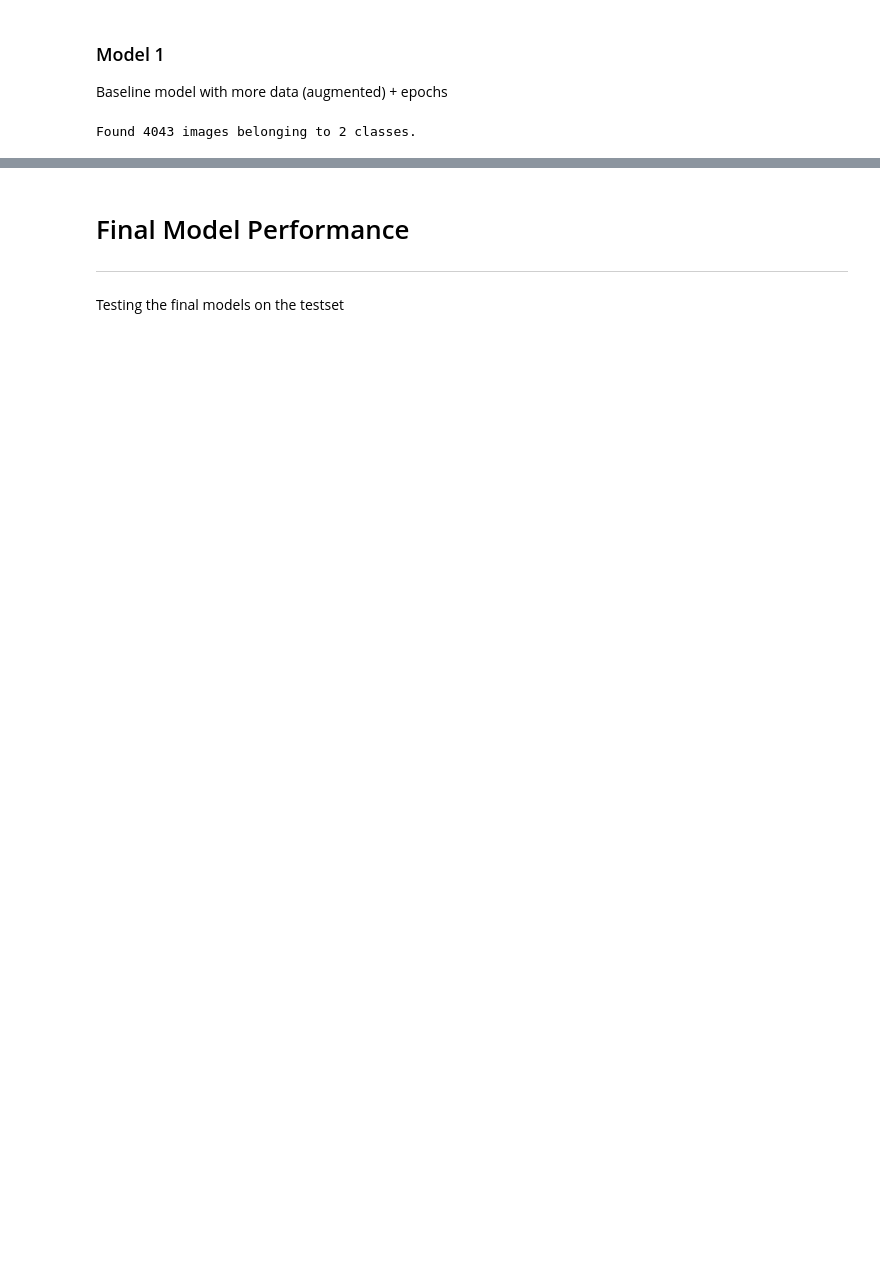
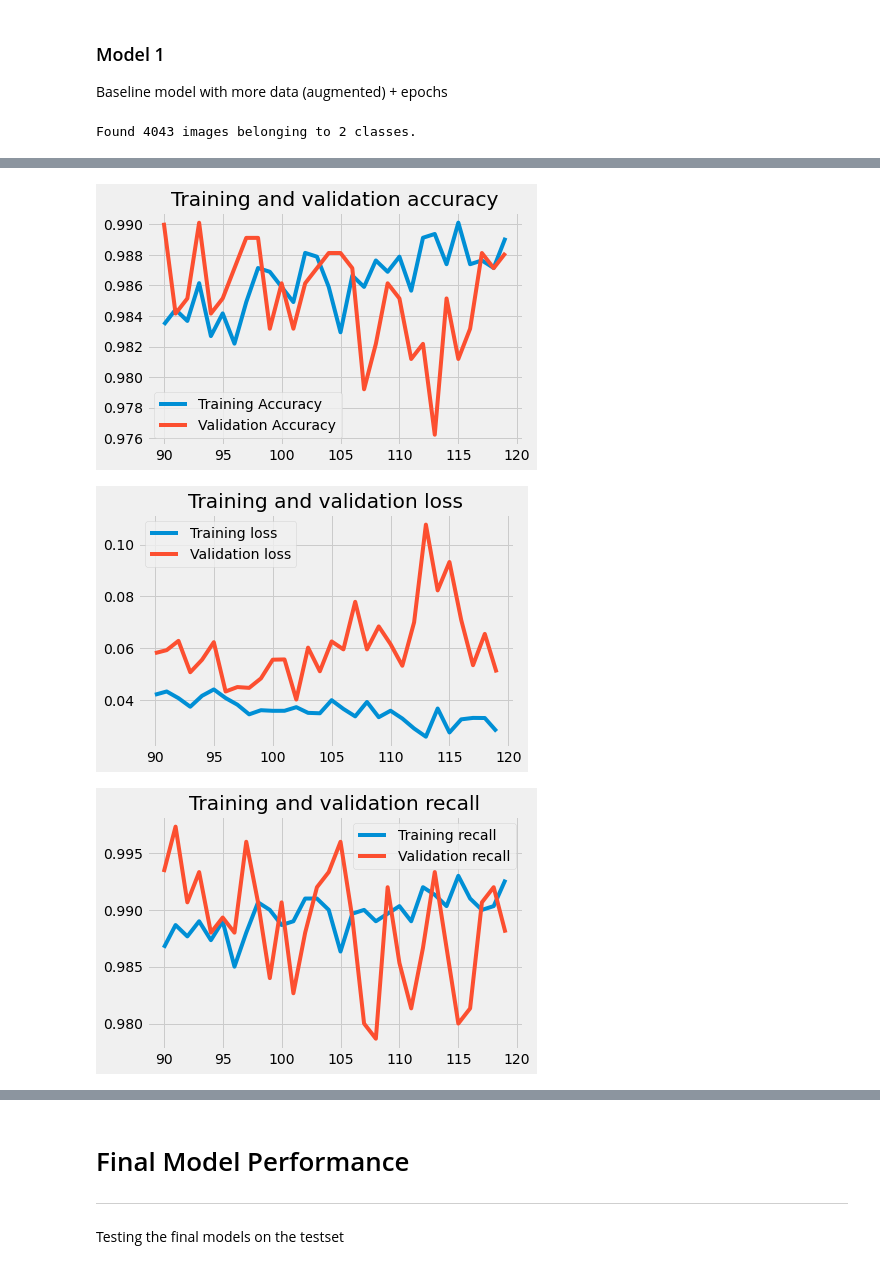
Before and after one commit to stereopickle/pneumonia_img_classification, a Jupyter notebook: 020.CNN.ipynb, the cells around one changed output, grey strips where cells are left out. Saved outputs shown, nothing was run; the diff lists cells and outputs as text; code cells hidden in the pictures; blank space fills up the shorter version.

```diff
--- a/020.CNN.ipynb
+++ b/020.CNN.ipynb
@@ -192,22 +318,6 @@ model.add(layers.Dense(1, activation='sigmoid'))
 
 # compiling models
 model.compile(loss='binary_crossentropy',
-              optimizer=optimizers.RMSprop(lr=1e-4),
+              optimizer=optimizers.Adam(),
               metrics=['accuracy', 'Recall'])
-
-# training
-start = timer()
-
-history = model.fit(train_g2,
-                    steps_per_epoch = 100,
-                    epochs=100,
-                    validation_data=val_g,
-                    workers = 7
-                   )
-
-end = timer()
-elapsed = end - start
-print('Total Time Elapsed: ', int(elapsed//60), ' minutes ', (round(elapsed%60)), ' seconds')
-
-plot_performance(history)
 # %% [output]
@@ -233,0 +342,14 @@ Total Time Elapsed:  108  minutes  54  seconds
+# %%
+# training
+start = timer()
+
+history = model.fit(train_g2,
+                    epochs=120,
+                    initial_epoch=90,
+                    validation_data=val_g,
+                    workers = 8
+                   )
+
+end = timer()
+elapsed = end - start
+print('Total Time Elapsed: ', int(elapsed//60), ' minutes ', (round(elapsed%60)), ' seconds')
@@ -234,2 +374,8 @@ Total Time Elapsed:  108  minutes  54  seconds
+# %%
+plot_performance(model.history)
+# %% [output]
+[figure, added]
+[figure, added]
+[figure, added]
 # %%
 # saving model
```
Also changed, not shown: parts of 33 cells of this notebook.
